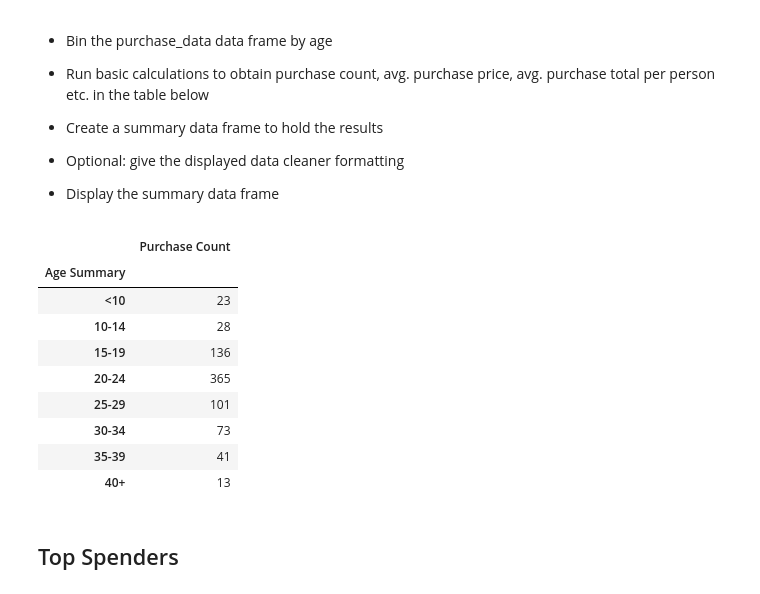
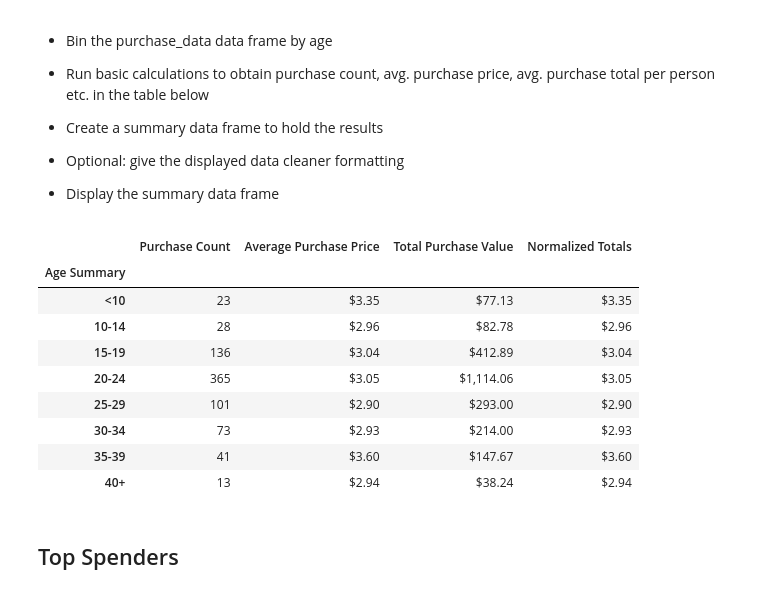
Before and after one commit to mrslat-creator/panda-challenge, a Jupyter notebook: HeroesOfPymoli_Latimer.ipynb, the cells around one changed output. Cells and saved outputs as stored; diff of their text form; code cells hidden in the pictures.

Commit message:
Purchase Data Update

```diff
--- a/HeroesOfPymoli_Latimer.ipynb
+++ b/HeroesOfPymoli_Latimer.ipynb
@@ -234,39 +234,45 @@ summ_by_age_df
 # %%
 # Sorted data analysis by age new dataframe
 analysis_by_age_df = pd.DataFrame(group_by_age_purchase_data_df["Purchase ID"].count())
 analysis_by_age_df
 
 # Total purchase value sorted by age
 total_purchase_value_age = group_by_age_purchase_data_df["Price"].sum()
 total_purchase_value_age
 dlr_total_purchase_value_age = total_purchase_value_age.map("${:,.2f}".format)
 dlr_total_purchase_value_age
 
 # Average purchase price by age
 avg_purchase_price_age =group_by_age_purchase_data_df["Price"].mean()
 avg_purchase_price_age
 dlr_avg_purchase_price_age = avg_purchase_price_age.map("${:,.2f}".format)
 dlr_avg_purchase_price_age
 
 # Get normal totals by age, total purchase value divided by
 norm_totals_age = total_purchase_value_age/group_by_age_purchase_data_df["Purchase ID"].count()
 dlr_norm_totals_age = norm_totals_age.map("${:,.2f}".format)
 dlr_norm_totals_age
 
+# Organize summary gender data, get all columns to organized Data Frame, add needed columns to it
+analysis_by_age_df["Average Purchase Price"] = dlr_avg_purchase_price_age
+analysis_by_age_df["Total Purchase Value"] = dlr_total_purchase_value_age
+analysis_by_age_df["Normalized Totals"] = dlr_norm_totals_age
+analysis_by_age_df
+
 # Summary of purchasing analysis dataframe grouped by age, rename "Purchase"
 summ_age_purchased_data_df = analysis_by_age_df.rename(columns={"Purchase ID":"Purchase Count"})
 summ_age_purchased_data_df
 # %% [output]
-|  | Purchase Count |
-| Age Summary |  |
-| <10 | 23 |
-| 10-14 | 28 |
-| 15-19 | 136 |
-| 20-24 | 365 |
-| 25-29 | 101 |
-| 30-34 | 73 |
-| 35-39 | 41 |
-| 40+ | 13 |
+|  | Purchase Count | Average Purchase Price | Total Purchase Value | Normalized Totals |
+| Age Summary |  |  |  |  |
+| <10 | 23 | $3.35 | $77.13 | $3.35 |
+| 10-14 | 28 | $2.96 | $82.78 | $2.96 |
+| 15-19 | 136 | $3.04 | $412.89 | $3.04 |
+| 20-24 | 365 | $3.05 | $1,114.06 | $3.05 |
+| 25-29 | 101 | $2.90 | $293.00 | $2.90 |
+| 30-34 | 73 | $2.93 | $214.00 | $2.93 |
+| 35-39 | 41 | $3.60 | $147.67 | $3.60 |
+| 40+ | 13 | $2.94 | $38.24 | $2.94 |
 # %% [markdown]
 ## Top Spenders
 # %% [markdown]
```
